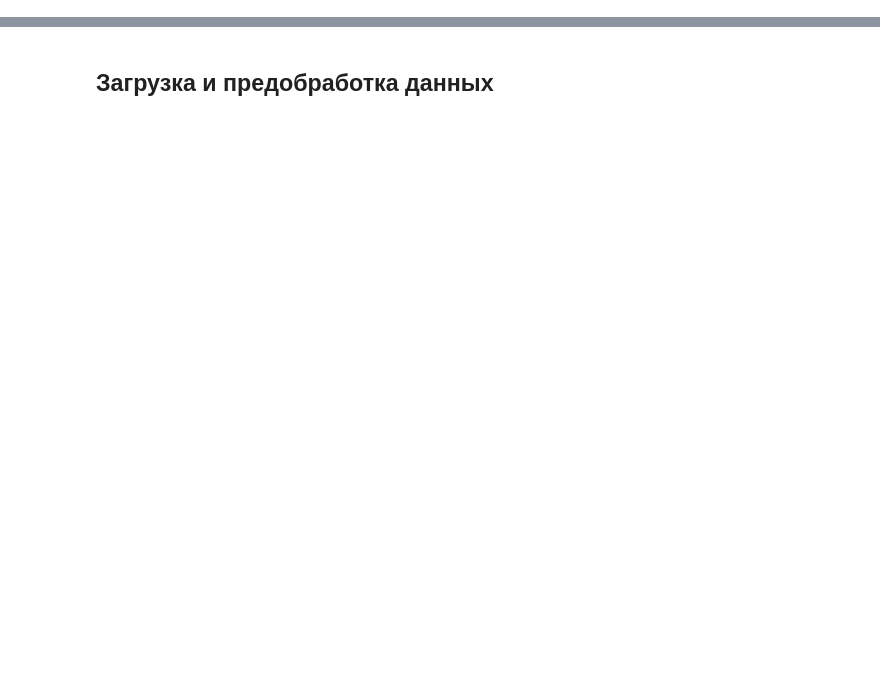
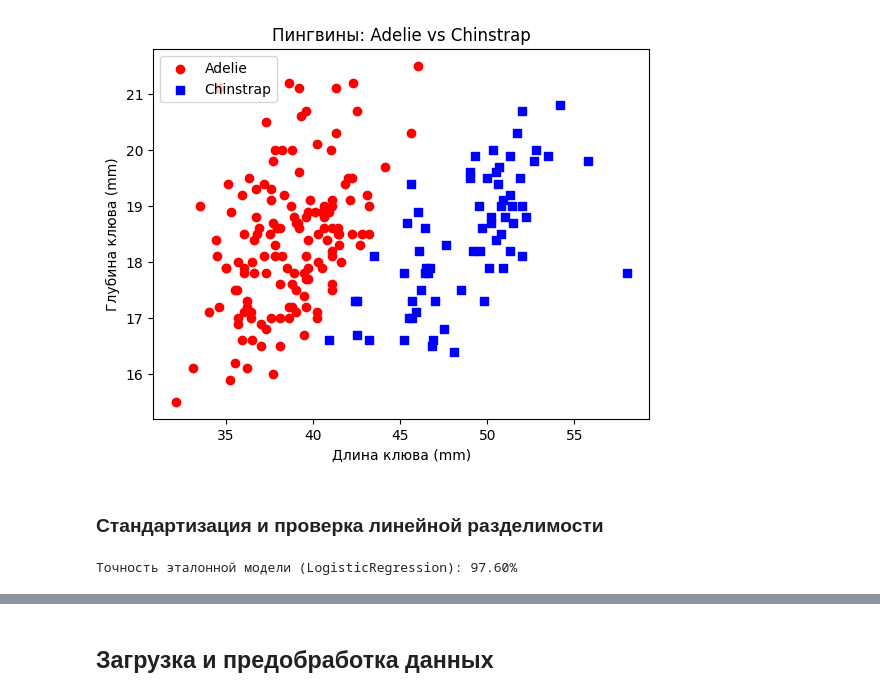
Before and after one commit to Mickleburg/Machine_Learning_algorithms, a Jupyter notebook: notebooks/01_perceptron_demo.ipynb, the cells around one changed output, grey strips where cells are left out. Saved outputs shown, nothing was run; the diff lists cells and outputs as text; code cells hidden in the pictures; blank space fills up the shorter version.

```diff
--- a/notebooks/01_perceptron_demo.ipynb
+++ b/notebooks/01_perceptron_demo.ipynb
@@ -15,0 +25,8 @@ The autoreload extension is already loaded. To reload it, use:
+# %%
+df = pd.read_csv(DATA_DIR / 'penguins.data').dropna()
+df_binary = df[(df['species'] == 'Adelie') | (df['species'] == 'Chinstrap')]
+
+y = np.where(df_binary['species'].values == 'Adelie', -1, 1)
+X = df_binary[['bill_length_mm', 'bill_depth_mm']].values
+
+df_binary.head()
@@ -15,0 +40,22 @@ The autoreload extension is already loaded. To reload it, use:
+# %%
+plt.scatter(X[y == -1, 0], X[y == -1, 1], color='red', marker='o', label='Adelie')
+plt.scatter(X[y == 1, 0], X[y == 1, 1], color='blue', marker='s', label='Chinstrap')
+plt.xlabel('Длина клюва (mm)')
+plt.ylabel('Глубина клюва (mm)')
+plt.legend(loc='upper left')
+plt.title('Пингвины: Adelie vs Chinstrap')
+plt.show()
+# %% [output]
+[figure, added]
+# %% [markdown]
+### Стандартизация и проверка линейной разделимости
+# %%
+X_std = np.copy(X)
+X_std[:, 0] = (X[:, 0] - X[:, 0].mean()) / X[:, 0].std()
+X_std[:, 1] = (X[:, 1] - X[:, 1].mean()) / X[:, 1].std()
+
+lr = LogisticRegression(max_iter=1000)
+lr.fit(X_std, y)
+print(f'Точность эталонной модели (LogisticRegression): {lr.score(X_std, y):.2%}')
+# %% [output]
+Точность эталонной модели (LogisticRegression): 97.60%
```
Also changed, not shown: parts of 48 cells of this notebook, 9 other files.
